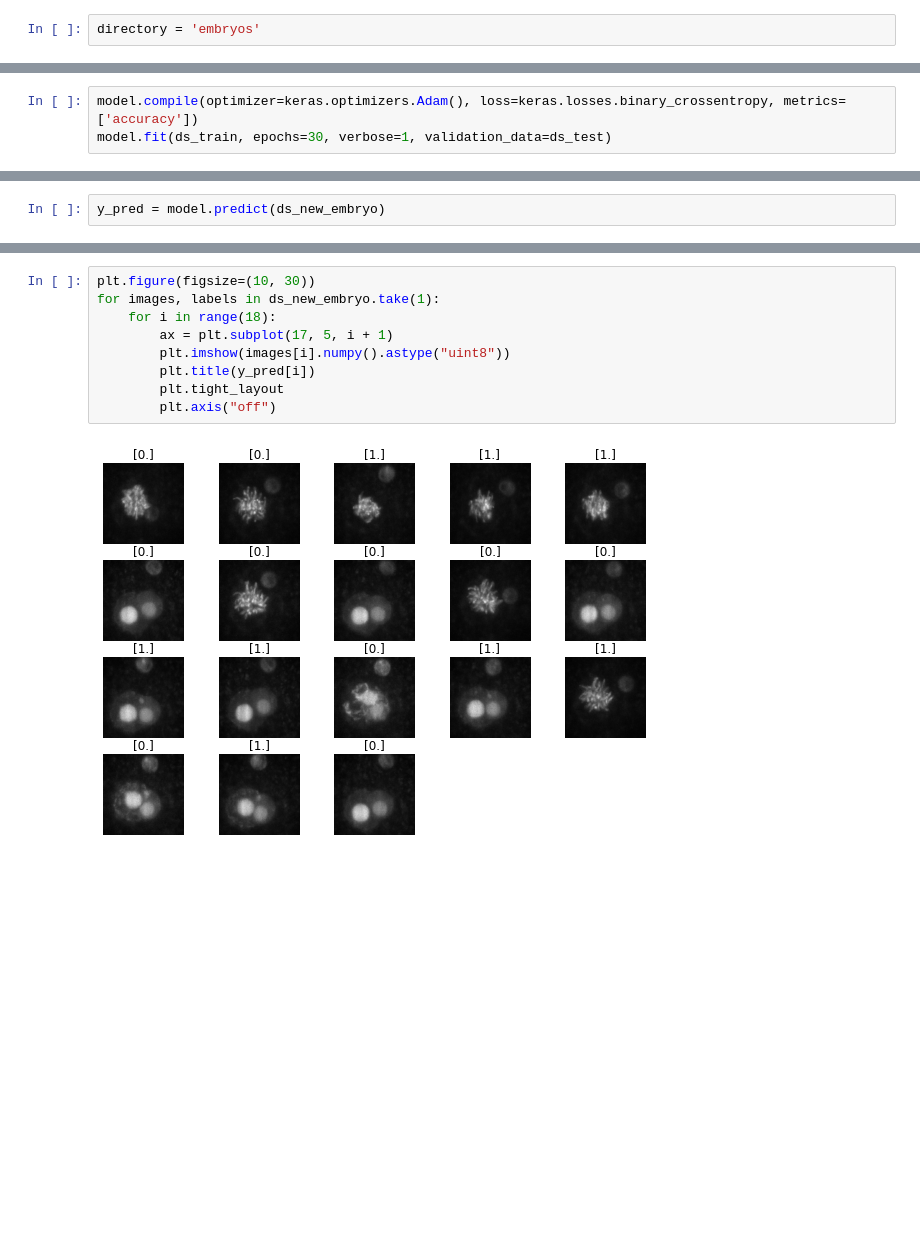
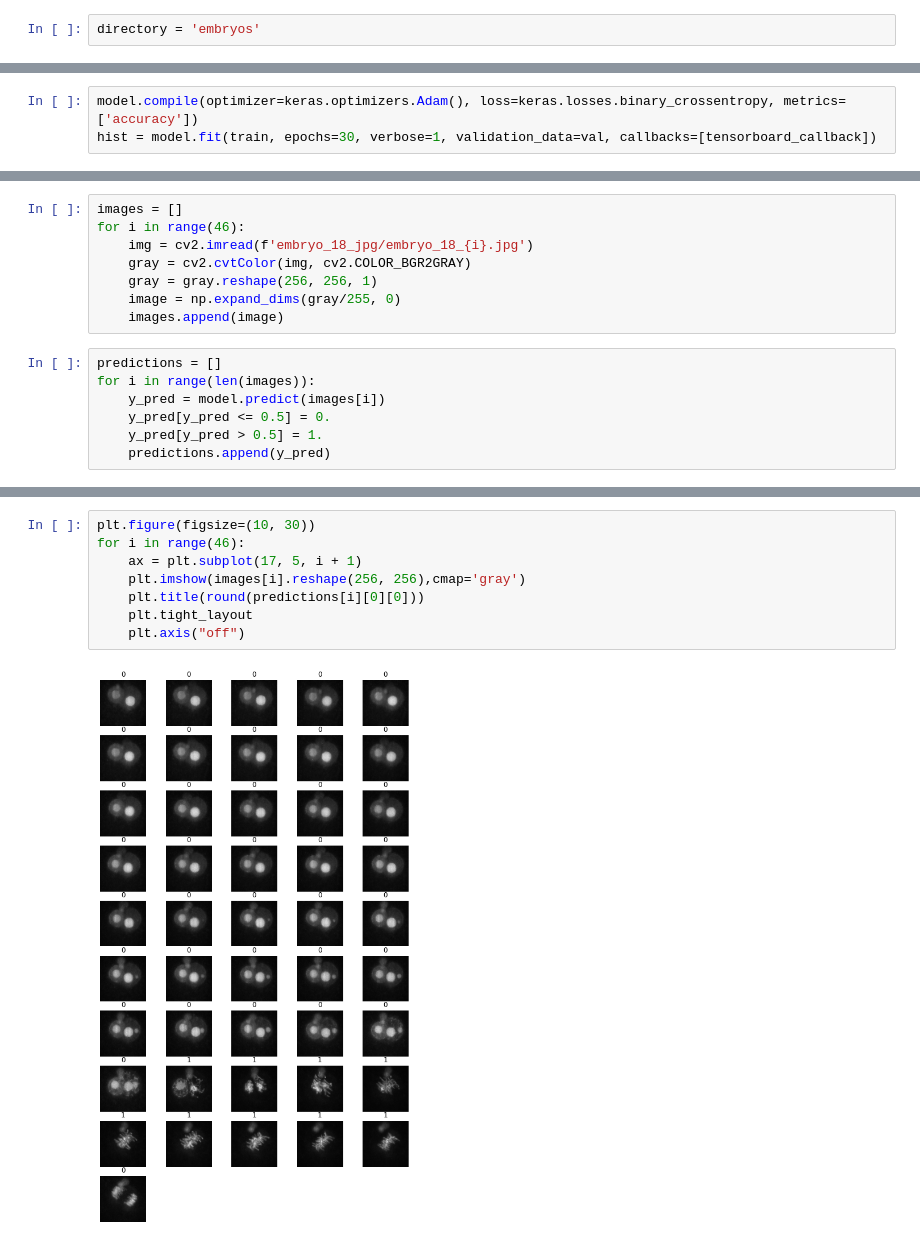
Before and after one commit to tomasduricek/Zygote_mitosis_detection, a Jupyter notebook: image_classification_CNN.ipynb, the cells around one changed output, grey strips where cells are left out. Drawn from its saved outputs; the diff is of its cells as text; blank space fills up the shorter version.

Commit message:
Added CNN with great performance, valid on unseen data

```diff
--- a/image_classification_CNN.ipynb
+++ b/image_classification_CNN.ipynb
@@ -105,5 +112,5 @@ model.add(Dense(units=1, activation='sigmoid'))
 # %%
 model.compile(optimizer=keras.optimizers.Adam(), loss=keras.losses.binary_crossentropy, metrics=['accuracy'])
-model.fit(ds_train, epochs=30, verbose=1, validation_data=ds_test)
+hist = model.fit(train, epochs=30, verbose=1, validation_data=val, callbacks=[tensorboard_callback])
 # %% [output]
 Epoch 1/30
@@ -137,2 +132,0 @@ Found 18 files belonging to 1 classes.
-# %%
-y_pred = model.predict(ds_new_embryo)
@@ -143,0 +173,15 @@ y_pred[y_pred > 0.5] = 1.
+# %%
+images = []
+for i in range(46):
+    img = cv2.imread(f'embryo_18_jpg/embryo_18_{i}.jpg')
+    gray = cv2.cvtColor(img, cv2.COLOR_BGR2GRAY)
+    gray = gray.reshape(256, 256, 1)
+    image = np.expand_dims(gray/255, 0)
+    images.append(image)
+# %%
+predictions = []
+for i in range(len(images)):
+    y_pred = model.predict(images[i])
+    y_pred[y_pred <= 0.5] = 0.
+    y_pred[y_pred > 0.5] = 1.
+    predictions.append(y_pred)
@@ -144,11 +206,10 @@ y_pred[y_pred > 0.5] = 1.
 # %%
 plt.figure(figsize=(10, 30))
-for images, labels in ds_new_embryo.take(1):
-    for i in range(18):
-        ax = plt.subplot(17, 5, i + 1)
-        plt.imshow(images[i].numpy().astype("uint8"))
-        plt.title(y_pred[i])
-        plt.tight_layout
-        plt.axis("off")
+for i in range(46):
+    ax = plt.subplot(17, 5, i + 1)
+    plt.imshow(images[i].reshape(256, 256),cmap='gray')
+    plt.title(round(predictions[i][0][0]))
+    plt.tight_layout
+    plt.axis("off")
 # %% [output]
-[figure, old version]
+[figure, new version]
```
Also changed, not shown: parts of 32 cells of this notebook, 2 other files.
